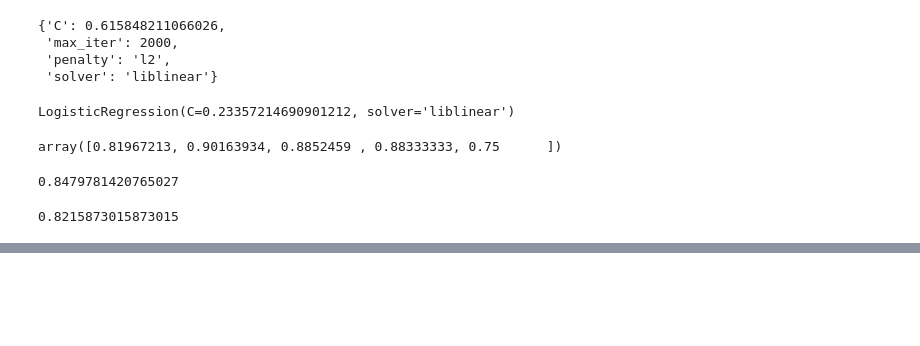
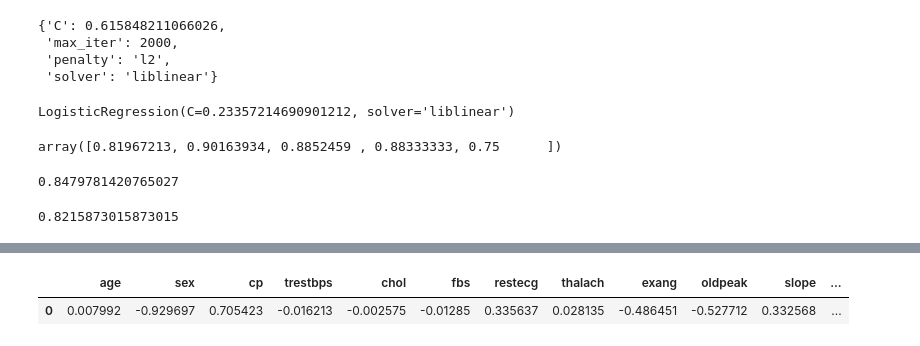
Before and after one commit to Dharansh-Neema/heart-disease-ml-project, a Jupyter notebook: heart-disease.ipynb, the cells around one changed output, grey strips where cells are left out. Saved outputs shown, nothing was run; the diff lists cells and outputs as text; code cells hidden in the pictures; blank space fills up the shorter version.

```diff
--- a/heart-disease.ipynb
+++ b/heart-disease.ipynb
@@ -670,0 +676,2 @@ cv_precison
+# %%
+clf.fit(X_train,y_train)
@@ -670,0 +686,4 @@ cv_precison
+# %%
+#Match features to columns
+features_dict = dict(zip(df.columns,list(clf.coef_[0])))
+features_dict
@@ -670,0 +704,6 @@ cv_precison
+# %%
+features_df= pd.DataFrame(features_dict,index=[0])
+features_df.plot()
+# %% [output]
+|  | age | sex | cp | trestbps | chol | fbs | restecg | thalach | exang | oldpeak | slope | ... |
+| 0 | 0.007992 | -0.929697 | 0.705423 | -0.016213 | -0.002575 | -0.01285 | 0.335637 | 0.028135 | -0.486451 | -0.527712 | 0.332568 | ... |
```
Also changed, not shown: parts of 9 cells of this notebook.
